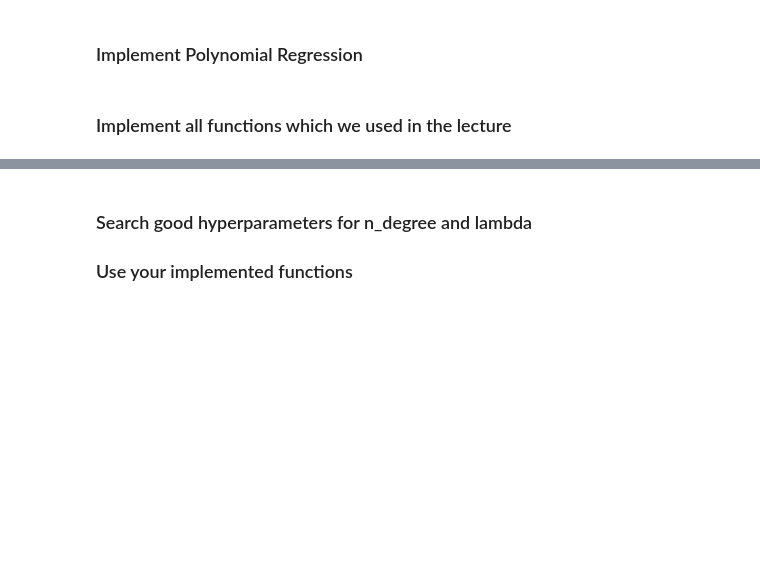
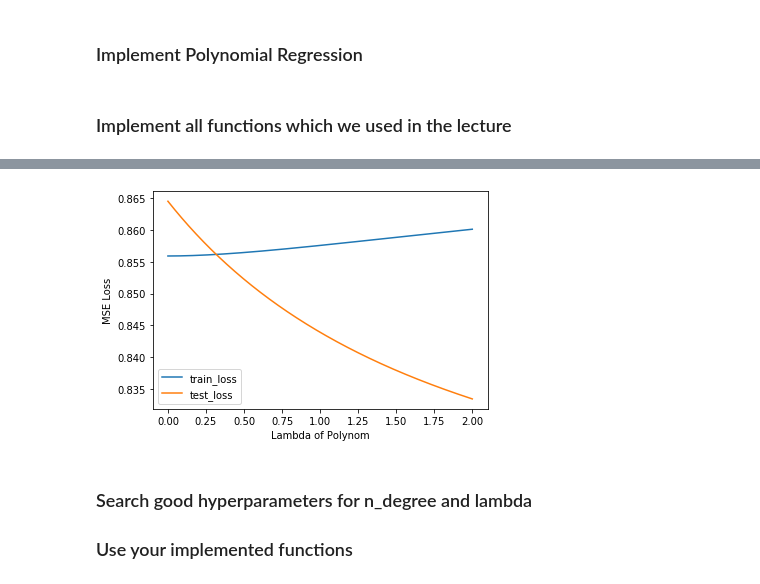
Before and after one commit to hakobian4/Machine_Learning, a Jupyter notebook: Supervised/Polynomial_Regression_Homework.ipynb, the cells around one changed output, grey strips where cells are left out. Cells and saved outputs as stored; diff of their text form; code cells hidden in the pictures; blank space fills up the shorter version.

```diff
--- a/Supervised/Polynomial_Regression_Homework.ipynb
+++ b/Supervised/Polynomial_Regression_Homework.ipynb
@@ -125,3 +183,7 @@ def plot_lambda_vs_loss(X_train, Y_train, X_test, Y_test, degree, lambda_range=[
+# %%
+plot_lambda_vs_loss(X_train, Y_train, X_test, Y_test, degree = 6, lambda_range = [0,2])
+# %% [output]
+[figure, added]
 # %% [markdown]
 ### Search good hyperparameters for n_degree and lambda
 ### Use your implemented functions
```
Also changed, not shown: parts of 7 cells of this notebook.
